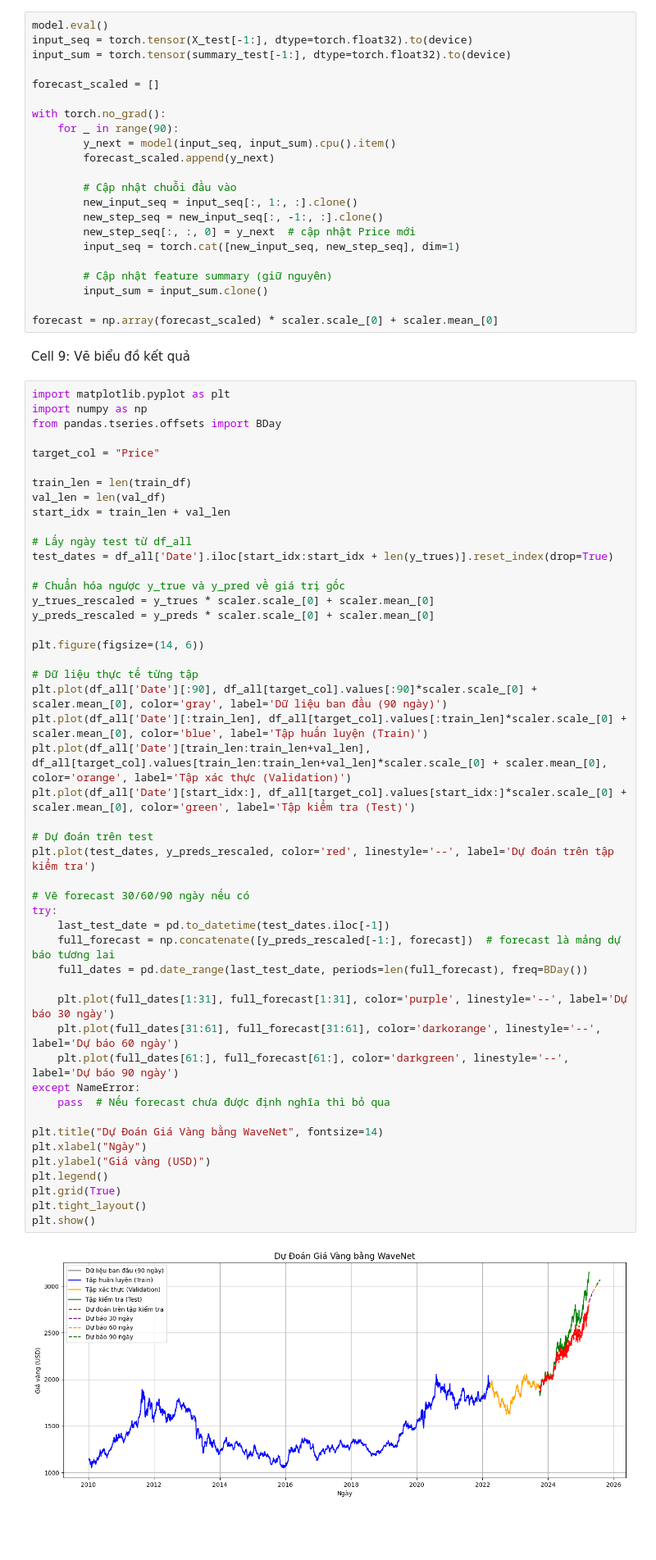
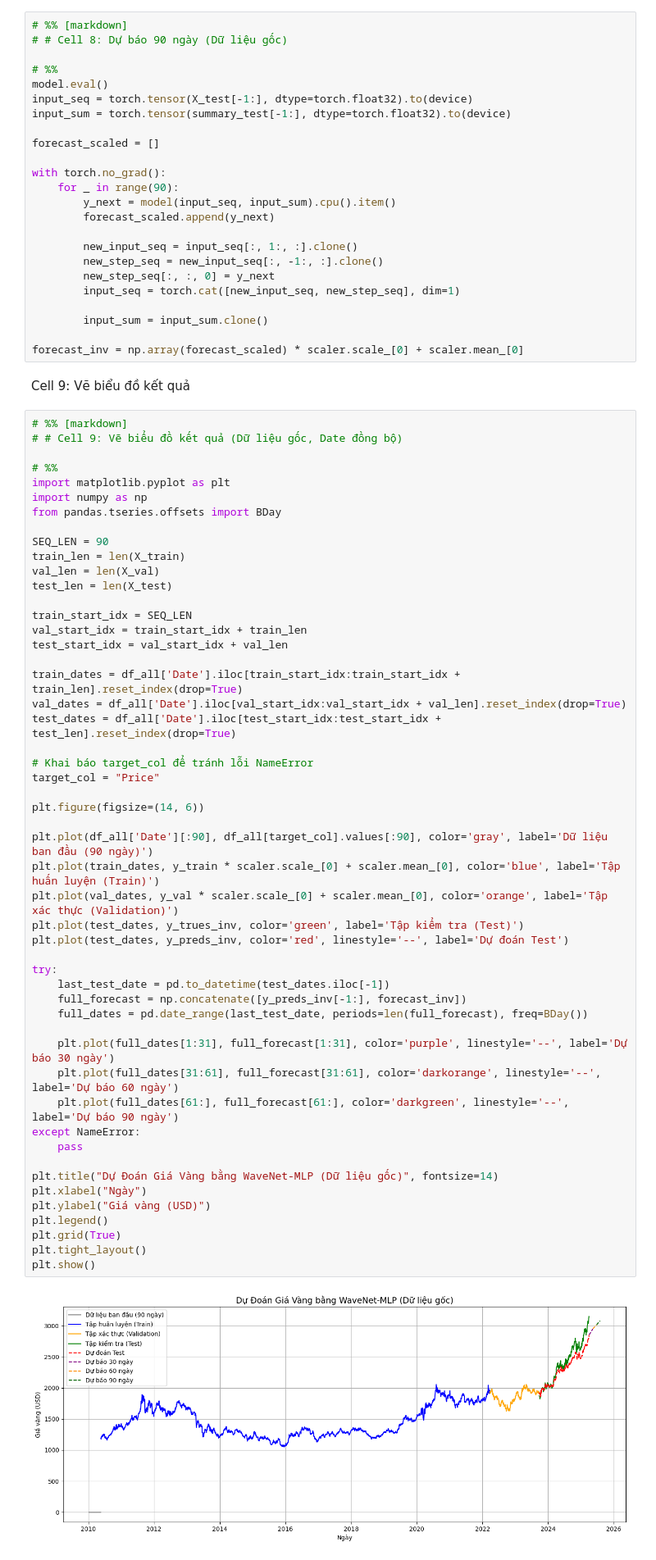
Before and after one commit to wienquyenn/IS403.P23-Gold, a Jupyter notebook: Notebooks/Models/WaveNet+MLP/WaveNet_MLP_80-10-10.ipynb, the cells around one changed output. Shown: that part at 82% size. Drawn from its saved outputs; the diff is of its cells as text; blank space fills up the shorter version.

```diff
--- a/Notebooks/Models/WaveNet+MLP/WaveNet_MLP_80-10-10.ipynb
+++ b/Notebooks/Models/WaveNet+MLP/WaveNet_MLP_80-10-10.ipynb
@@ -297,5 +304,9 @@ Adj R²    : 0.7877
 # %% [markdown]
 Cell 8: Dự báo 90 ngày tương lai
+# %%
+# %% [markdown]
+# # Cell 8: Dự báo 90 ngày (Dữ liệu gốc)
+
 # %%
 model.eval()
 input_seq = torch.tensor(X_test[-1:], dtype=torch.float32).to(device)
@@ -308,68 +319,69 @@ with torch.no_grad():
         y_next = model(input_seq, input_sum).cpu().item()
         forecast_scaled.append(y_next)
 
-        # Cập nhật chuỗi đầu vào
         new_input_seq = input_seq[:, 1:, :].clone()
         new_step_seq = new_input_seq[:, -1:, :].clone()
-        new_step_seq[:, :, 0] = y_next  # cập nhật Price mới
+        new_step_seq[:, :, 0] = y_next
         input_seq = torch.cat([new_input_seq, new_step_seq], dim=1)
 
-        # Cập nhật feature summary (giữ nguyên)
         input_sum = input_sum.clone()
 
-forecast = np.array(forecast_scaled) * scaler.scale_[0] + scaler.mean_[0]
+forecast_inv = np.array(forecast_scaled) * scaler.scale_[0] + scaler.mean_[0]
 # %% [markdown]
 Cell 9: Vẽ biểu đồ kết quả
+# %%
+# %% [markdown]
+# # Cell 9: Vẽ biểu đồ kết quả (Dữ liệu gốc, Date đồng bộ)
+
 # %%
 import matplotlib.pyplot as plt
 import numpy as np
 from pandas.tseries.offsets import BDay
 
+SEQ_LEN = 90
+train_len = len(X_train)
+val_len = len(X_val)
+test_len = len(X_test)
+
+train_start_idx = SEQ_LEN
+val_start_idx = train_start_idx + train_len
+test_start_idx = val_start_idx + val_len
+
+train_dates = df_all['Date'].iloc[train_start_idx:train_start_idx + train_len].reset_index(drop=True)
+val_dates = df_all['Date'].iloc[val_start_idx:val_start_idx + val_len].reset_index(drop=True)
+test_dates = df_all['Date'].iloc[test_start_idx:test_start_idx + test_len].reset_index(drop=True)
+
+# Khai báo target_col để tránh lỗi NameError
 target_col = "Price"
-
-train_len = len(train_df)
-val_len = len(val_df)
-start_idx = train_len + val_len
-
-# Lấy ngày test từ df_all
-test_dates = df_all['Date'].iloc[start_idx:start_idx + len(y_trues)].reset_index(drop=True)
-
-# Chuẩn hóa ngược y_true và y_pred về giá trị gốc
-y_trues_rescaled = y_trues * scaler.scale_[0] + scaler.mean_[0]
-y_preds_rescaled = y_preds * scaler.scale_[0] + scaler.mean_[0]
 
 plt.figure(figsize=(14, 6))
 
-# Dữ liệu thực tế từng tập
-plt.plot(df_all['Date'][:90], df_all[target_col].values[:90]*scaler.scale_[0] + scaler.mean_[0], color='gray', label='Dữ liệu ban đầu (90 ngày)')
-plt.plot(df_all['Date'][:train_len], df_all[target_col].values[:train_len]*scaler.scale_[0] + scaler.mean_[0], color='blue', label='Tập huấn luyện (Train)')
-plt.plot(df_all['Date'][train_len:train_len+val_len], df_all[target_col].values[train_len:train_len+val_len]*scaler.scale_[0] + scaler.mean_[0], color='orange', label='Tập xác thực (Validation)')
-plt.plot(df_all['Date'][start_idx:], df_all[target_col].values[start_idx:]*scaler.scale_[0] + scaler.mean_[0], color='green', label='Tập kiểm tra (Test)')
+plt.plot(df_all['Date'][:90], df_all[target_col].values[:90], color='gray', label='Dữ liệu ban đầu (90 ngày)')
+plt.plot(train_dates, y_train * scaler.scale_[0] + scaler.mean_[0], color='blue', label='Tập huấn luyện (Train)')
+plt.plot(val_dates, y_val * scaler.scale_[0] + scaler.mean_[0], color='orange', label='Tập xác thực (Validation)')
+plt.plot(test_dates, y_trues_inv, color='green', label='Tập kiểm tra (Test)')
+plt.plot(test_dates, y_preds_inv, color='red', linestyle='--', label='Dự đoán Test')
 
-# Dự đoán trên test
-plt.plot(test_dates, y_preds_rescaled, color='red', linestyle='--', label='Dự đoán trên tập kiểm tra')
-
-# Vẽ forecast 30/60/90 ngày nếu có
 try:
     last_test_date = pd.to_datetime(test_dates.iloc[-1])
-    full_forecast = np.concatenate([y_preds_rescaled[-1:], forecast])  # forecast là mảng dự báo tương lai
+    full_forecast = np.concatenate([y_preds_inv[-1:], forecast_inv])
     full_dates = pd.date_range(last_test_date, periods=len(full_forecast), freq=BDay())
 
     plt.plot(full_dates[1:31], full_forecast[1:31], color='purple', linestyle='--', label='Dự báo 30 ngày')
     plt.plot(full_dates[31:61], full_forecast[31:61], color='darkorange', linestyle='--', label='Dự báo 60 ngày')
     plt.plot(full_dates[61:], full_forecast[61:], color='darkgreen', linestyle='--', label='Dự báo 90 ngày')
 except NameError:
-    pass  # Nếu forecast chưa được định nghĩa thì bỏ qua
+    pass
 
-plt.title("Dự Đoán Giá Vàng bằng WaveNet", fontsize=14)
+plt.title("Dự Đoán Giá Vàng bằng WaveNet-MLP (Dữ liệu gốc)", fontsize=14)
 plt.xlabel("Ngày")
 plt.ylabel("Giá vàng (USD)")
 plt.legend()
 plt.grid(True)
 plt.tight_layout()
 plt.show()
 # %% [output]
-[figure, old version]
+[figure, new version]
 # %%
 !jupyter nbconvert --to html WaveNet_MLP_80-10-10.ipynb
 # %% [output]
```
Also changed, not shown: parts of 3 cells of this notebook, 13 other files.
